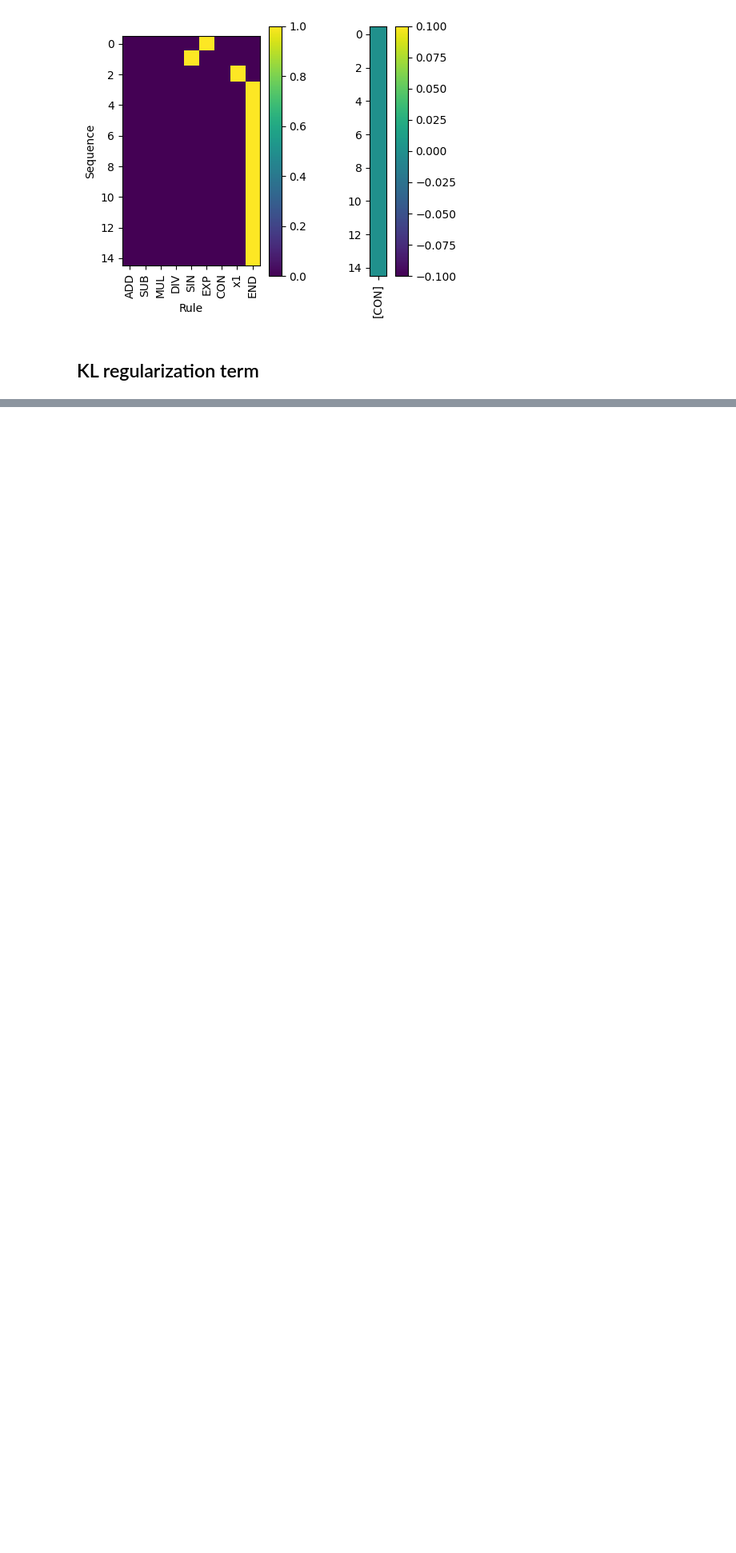
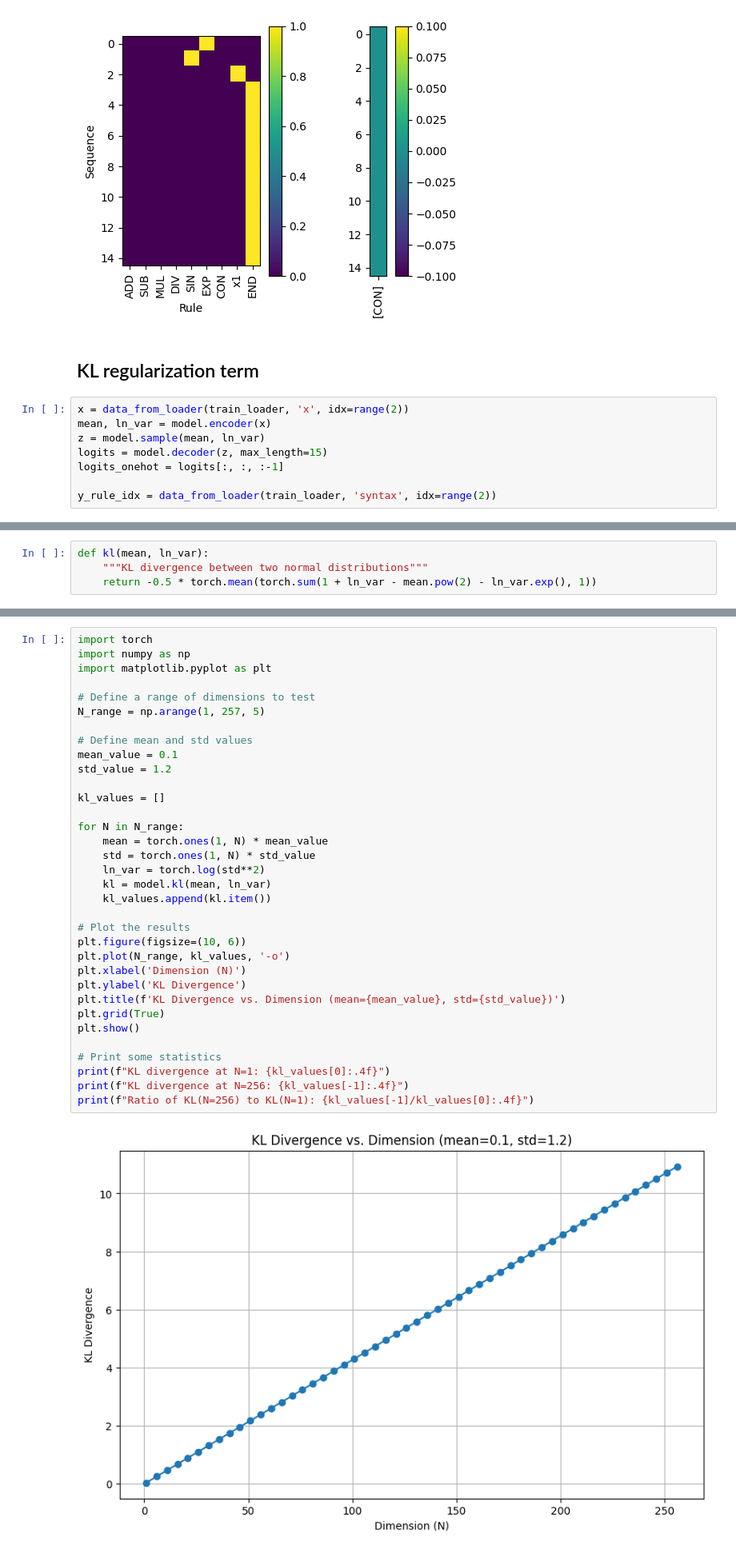
Before and after one commit to LuisCarretero/similar-expressions, a Jupyter notebook: src/downstream/latent_analysis.ipynb, the cells around one changed output, grey strips where cells are left out. Shown at 80% size. Cells and saved outputs as stored; diff of their text form; blank space fills up the shorter version.

```diff
--- a/src/downstream/latent_analysis.ipynb
+++ b/src/downstream/latent_analysis.ipynb
@@ -564,3 +594,11 @@ plot_onehot(one_hot, syntax_cats, figsize=(5, 4))
 [figure]
 # %% [markdown]
 ## KL regularization term
+# %%
+x = data_from_loader(train_loader, 'x', idx=range(2))
+mean, ln_var = model.encoder(x)
+z = model.sample(mean, ln_var)
+logits = model.decoder(z, max_length=15)
+logits_onehot = logits[:, :, :-1]
+
+y_rule_idx = data_from_loader(train_loader, 'syntax', idx=range(2))
@@ -566,0 +614,4 @@ plot_onehot(one_hot, syntax_cats, figsize=(5, 4))
+# %%
+def kl(mean, ln_var):
+    """KL divergence between two normal distributions"""
+    return -0.5 * torch.mean(torch.sum(1 + ln_var - mean.pow(2) - ln_var.exp(), 1))
@@ -566,0 +622,36 @@ plot_onehot(one_hot, syntax_cats, figsize=(5, 4))
+# %%
+import torch
+import numpy as np
+import matplotlib.pyplot as plt
+
+# Define a range of dimensions to test
+N_range = np.arange(1, 257, 5)
+
+# Define mean and std values
+mean_value = 0.1
+std_value = 1.2
+
+kl_values = []
+
+for N in N_range:
+    mean = torch.ones(1, N) * mean_value
+    std = torch.ones(1, N) * std_value
+    ln_var = torch.log(std**2)
+    kl = model.kl(mean, ln_var)
+    kl_values.append(kl.item())
+
+# Plot the results
+plt.figure(figsize=(10, 6))
+plt.plot(N_range, kl_values, '-o')
+plt.xlabel('Dimension (N)')
+plt.ylabel('KL Divergence')
+plt.title(f'KL Divergence vs. Dimension (mean={mean_value}, std={std_value})')
+plt.grid(True)
+plt.show()
+
+# Print some statistics
+print(f"KL divergence at N=1: {kl_values[0]:.4f}")
+print(f"KL divergence at N=256: {kl_values[-1]:.4f}")
+print(f"Ratio of KL(N=256) to KL(N=1): {kl_values[-1]/kl_values[0]:.4f}")
+# %% [output]
+[figure, added]
```
Also changed, not shown: parts of 16 cells of this notebook, 9 other files.
